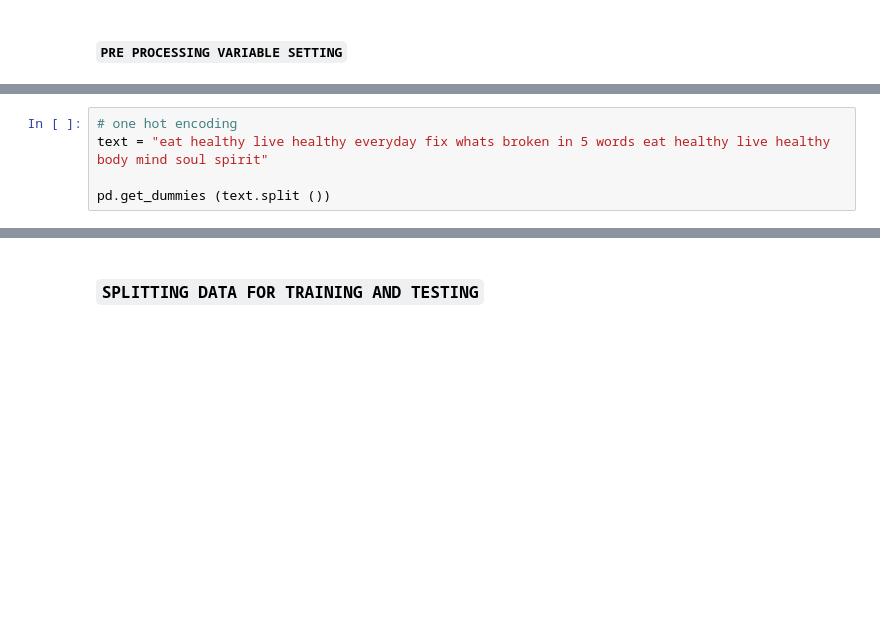
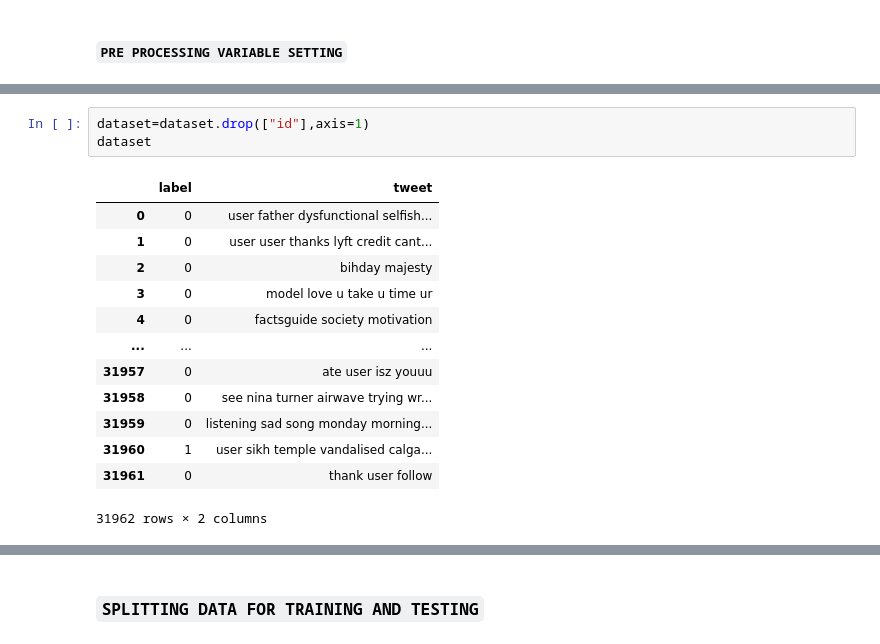
Before and after one commit to kyojin72/EDI-sem4-project, a Jupyter notebook: Machine learning models/LSTM/LSTM.ipynb, the cells around one changed output, grey strips where cells are left out. Drawn from its saved outputs; the diff is of its cells as text; blank space fills up the shorter version.

```diff
--- a/Machine learning models/LSTM/LSTM.ipynb
+++ b/Machine learning models/LSTM/LSTM.ipynb
@@ -243,5 +121,17 @@ def processRow (row):
-# %%
-# one hot encoding
-text = "eat healthy live healthy everyday fix whats broken in 5 words eat healthy live healthy body mind soul spirit"
-
-pd.get_dummies (text.split ())
+# %%
+dataset=dataset.drop(["id"],axis=1)
+dataset
+# %% [output]
+|  | label | tweet |
+| 0 | 0 | user father dysfunctional selfish... |
+| 1 | 0 | user user thanks lyft credit cant... |
+| 2 | 0 | bihday majesty |
+| 3 | 0 | model love u take u time ur |
+| 4 | 0 | factsguide society motivation |
+| ... | ... | ... |
+| 31957 | 0 | ate user isz youuu |
+| 31958 | 0 | see nina turner airwave trying wr... |
+| 31959 | 0 | listening sad song monday morning... |
+| 31960 | 1 | user sikh temple vandalised calga... |
+| 31961 | 0 | thank user follow |
+31962 rows × 2 columns
```
Also changed, not shown: parts of 17 cells of this notebook, 1 other file.
